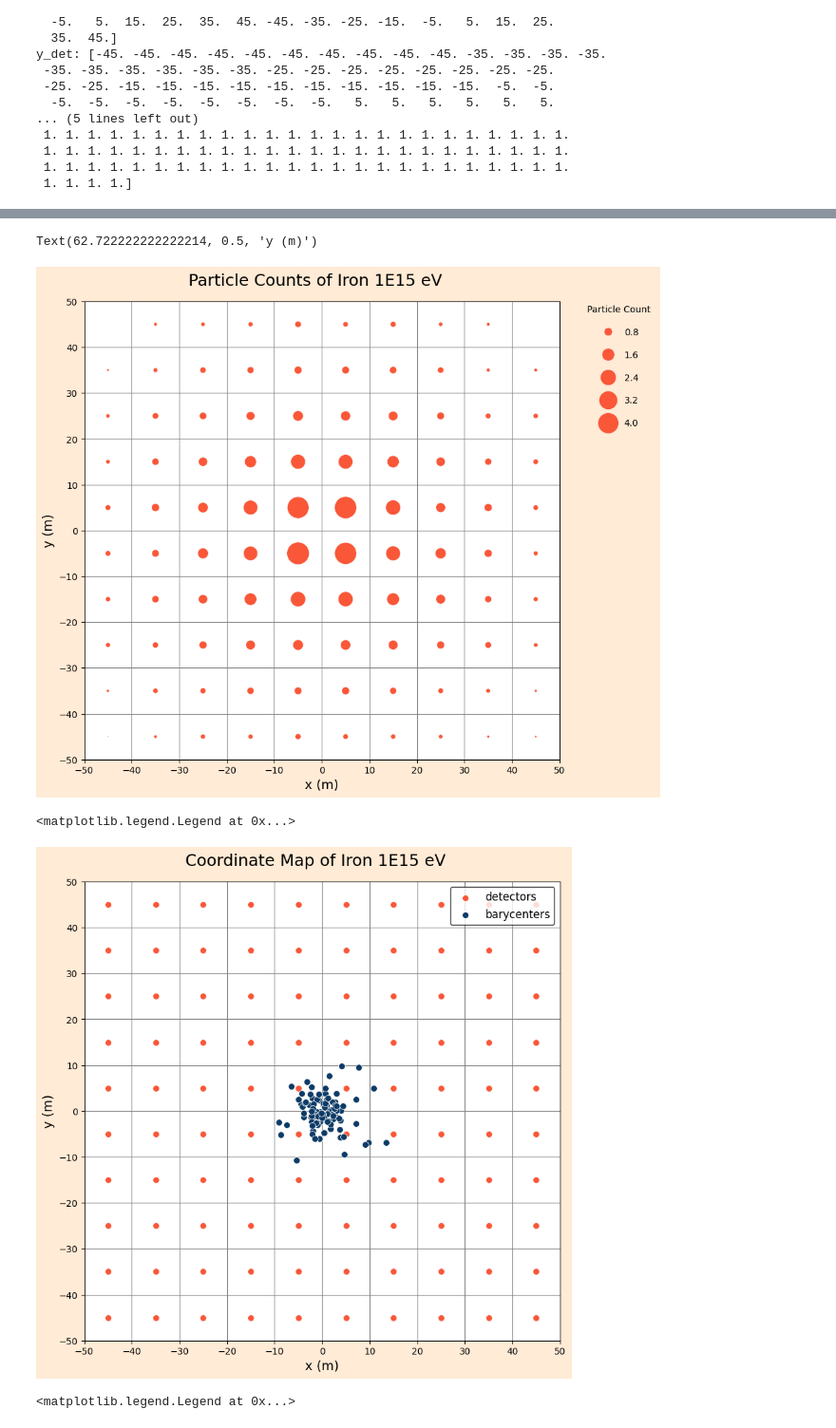
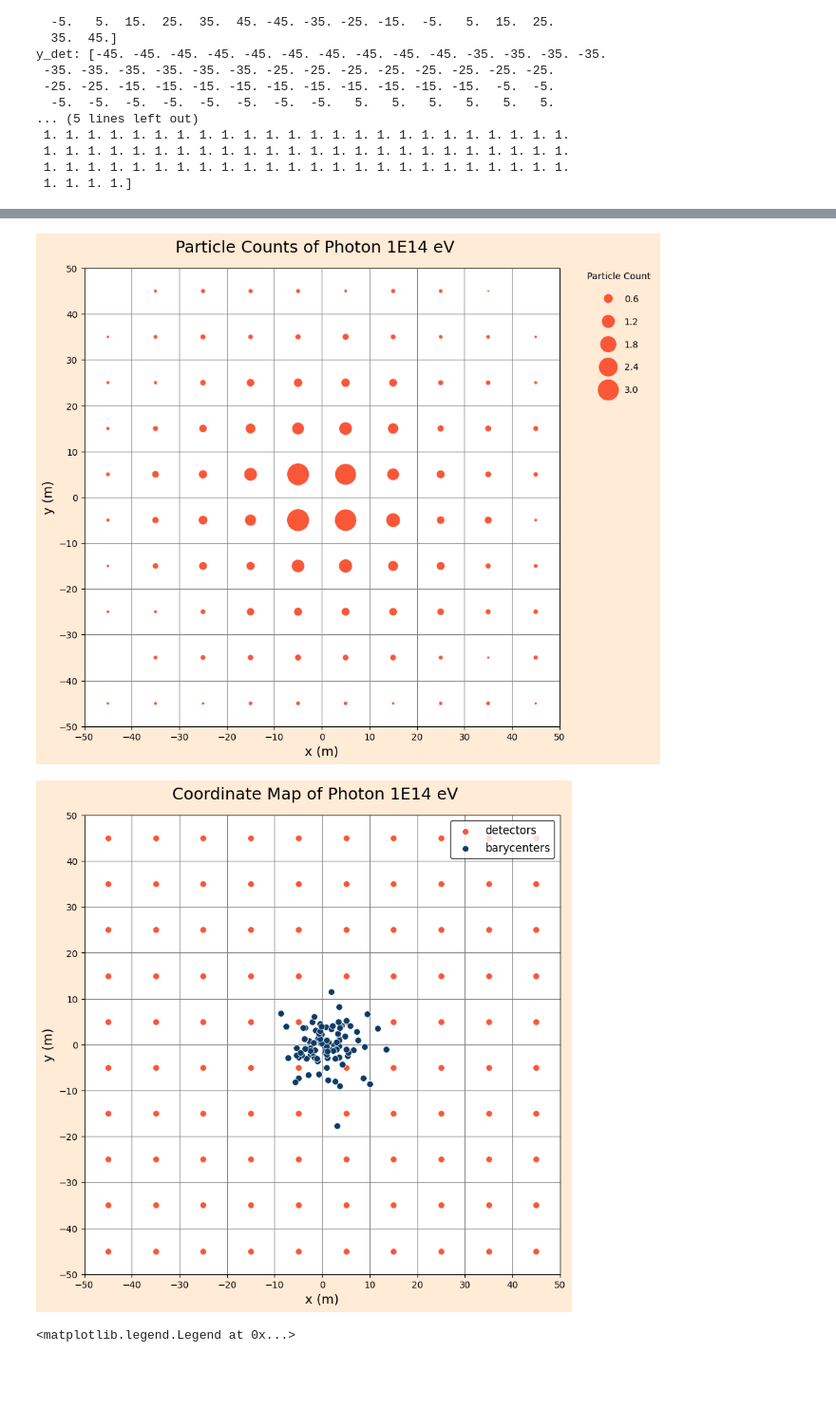
Before and after one commit to lucas-orfei/mestrado, a Jupyter notebook: array_10x10.ipynb, the cells around one changed output, grey strips where cells are left out. Shown at 95% size. Drawn from its saved outputs; the diff is of its cells as text; code cells hidden in the pictures; blank space fills up the shorter version.

Commit message:
Conserto
Algumas simulações não estavam sendo contadas no programa.

```diff
--- a/array_10x10.ipynb
+++ b/array_10x10.ipynb
@@ -6,7 +6,7 @@ import seaborn as sns
 # %%
 # Leitura do arquivo
 
-arquivo = 'tratados_10x10det/iron/iron1E15_array'
+arquivo = 'tratados_10x10det/photon/photon1E14_array'
 
 df = pl.read_csv(arquivo, has_header= False).filter(pl.col('column_1').str.contains('TRIG'))
 
@@ -121,8 +121,10 @@ tree = KDTree(positions)
 d_max = 15  # Distância máxima para considerar como próximos
 
 # Validar simulações com triangulação
+num_simulations = len(df2["total_particles"][0])
+
 valid_simulations = []
-for sim_idx in range(1000):  # Iterar pelas simulações
+for sim_idx in range(num_simulations):  # Iterar pelas simulações
     detections = np.array([df2["total_particles"][i][sim_idx] > 1 for i in range(100)])
     if detections.sum() < 3:
         continue  # Menos de 3 detecções, ignora
@@ -218,55 +220,53 @@ ax.set_xlabel('x (m)', size = 14)
 ax.set_ylabel('y (m)', size = 14)
 
 
-#plt.savefig('plots/counts_' + arquivo.split('/')[-1].split('_')[0] + '.png', bbox_inches = 'tight', dpi = 300)
+plt.savefig('plots/counts_' + arquivo.split('/')[-1].split('_')[0] + '.png', bbox_inches = 'tight', dpi = 300)
 # %% [output]
-Text(62.722222222222214, 0.5, 'y (m)')
-[figure, old version]
+[figure, new version]
 # %%
 # O primeiro índice é o trig do tanque, e o segundo é o evento. Apenas um exemplo
 #df2['count'][0][0]*x_det[0]+df2['count'][1][0]*x_det[1]+ df2['count'][2][0]*x_det[2]/(df2['count'][0][0]+df2['count'][1][0]+df2['count'][2][0])
 # %%
 # Posição dos baricentros
-x_b = [0] * len(trigs)
-y_b = [0] * len(trigs)
+x_b = [0] * len(valid_simulations)
+y_b = [0] * len(valid_simulations)
 
-for i in range(len(trigs)):
+for i in range(len(valid_simulations)):
         numerator = 0
         numerator1 = 0
         denominator = 0
         for j in range(len(trigs)):
                 numerator += (triangulation_particles['triangulation_particles'][j][i]*x_det[j])
                 numerator1 += (triangulation_particles['triangulation_particles'][j][i]*y_det[j])
                 denominator += (triangulation_particles['triangulation_particles'][j][i])
                 if denominator != 0:
                     x_b[i] = numerator / denominator
                     y_b[i] = numerator1 / denominator
                 else:
                     x_b[i] = 0
                     y_b[i] = 0
 
 fig, ax = plt.subplots(1, 1, figsize = (8, 8), facecolor = '#FFEBD6')
 fig.suptitle('Coordinate Map of ' + str(name) + ' eV', size = 18)
 fig.tight_layout()
 ax.set_axisbelow(True)
 ax.yaxis.grid(color='gray', linestyle='-')
 ax.xaxis.grid(color='gray', linestyle='-')
 
 sns.scatterplot(x = x_det, y = y_det, ax = ax, color = '#F95738', s = 50)
 sns.scatterplot(x = x_b, y = y_b, ax = ax, color = '#0D3B66',s = 50)
 
 plt.xticks(ticks=[-50, -40, -30, -20, -10, 0, 10, 20, 30, 40, 50])
 plt.yticks(ticks=[-50, -40, -30, -20, -10, 0, 10, 20, 30, 40, 50])
 ax.set_xlabel('x (m)', size = 14)
 ax.set_ylabel('y (m)', size = 14)
 
 
 ax.legend(['detectors', 'barycenters'], edgecolor = 'black', fontsize = 12, loc = 1)
 
-#plt.savefig('plots/map_' + arquivo.split('/')[-1].split('_')[0] + '.png',bbox_inches = 'tight', dpi = 300)
+plt.savefig('plots/map_' + arquivo.split('/')[-1].split('_')[0] + '.png',bbox_inches = 'tight', dpi = 300)
 # %% [output]
-<matplotlib.legend.Legend at 0x...>
-[figure, old version]
+[figure, new version]
 # %%
 fig, ax = plt.subplots(1, 1, figsize = (8, 8), facecolor = '#FFEBD6')
 fig.suptitle('Coordinate Map of Detectors', size = 18)
```
Also changed, not shown: parts of 7 cells of this notebook.
